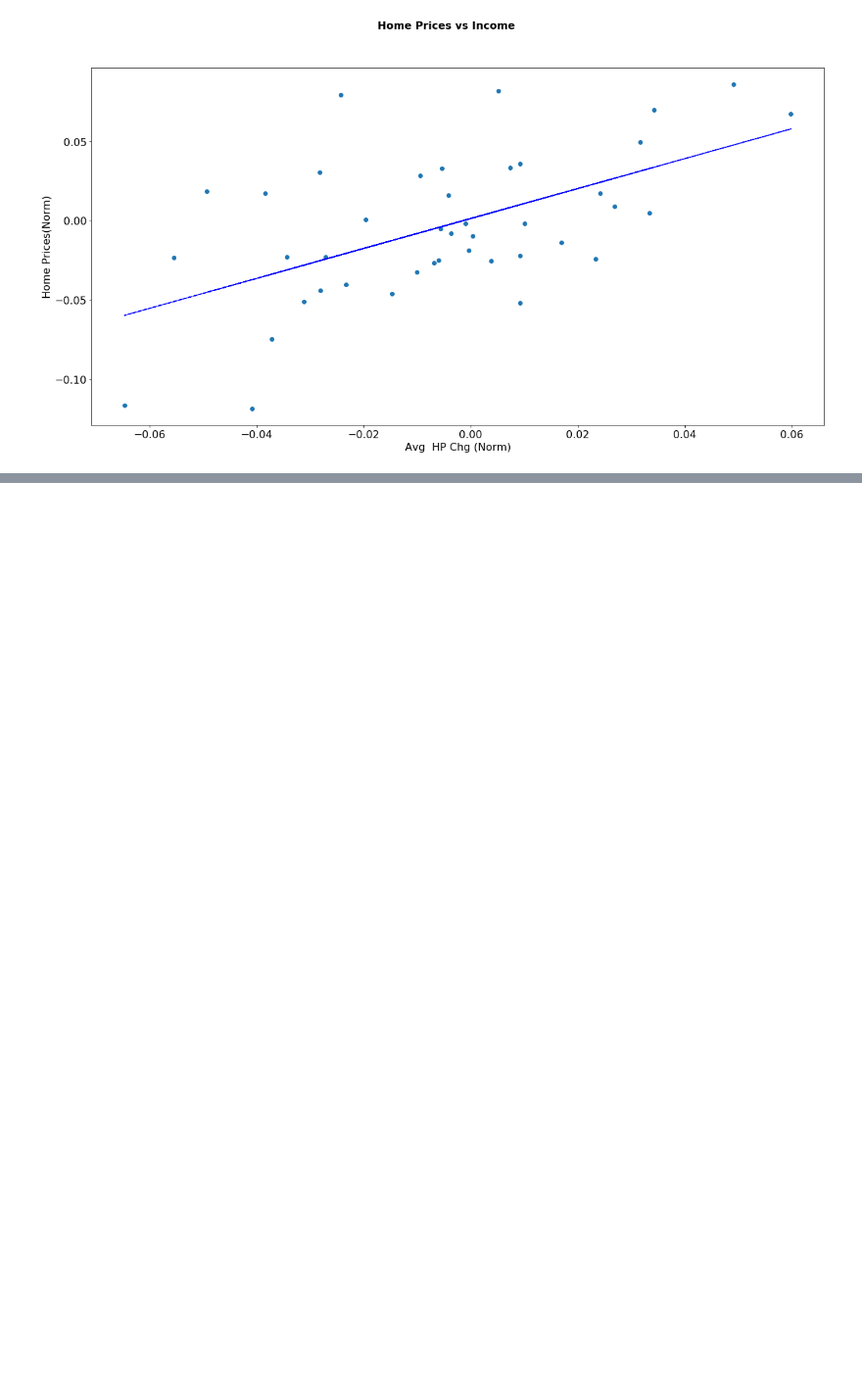
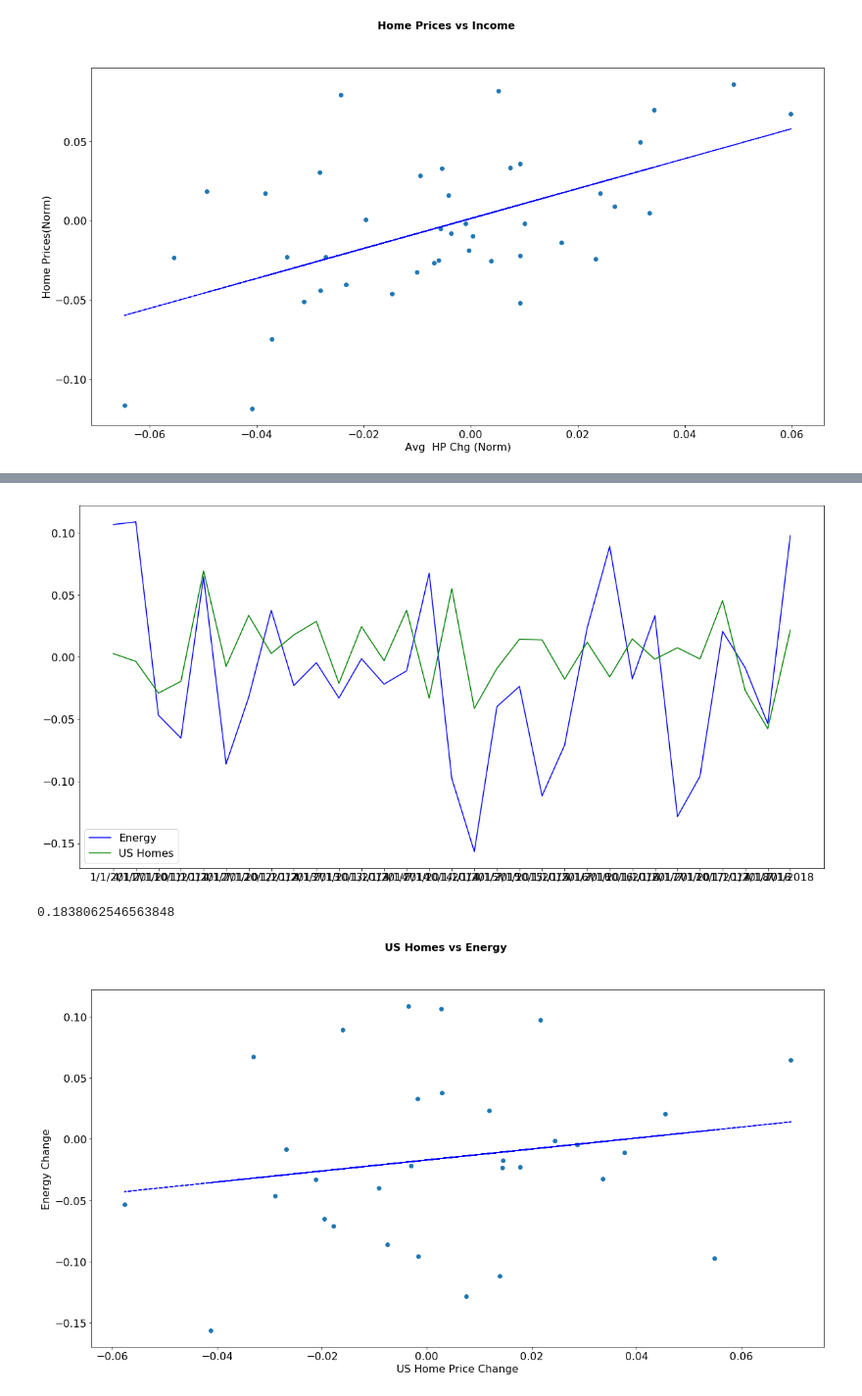
Before and after one commit to tmcbeth/Project-1---Group-3, a Jupyter notebook: Housing_v_Unemployment FINAL ANALYSIS.ipynb, the cells around one changed output, grey strips where cells are left out. Shown at 98% size. Cells and saved outputs as stored; diff of their text form; code cells hidden in the pictures; blank space fills up the shorter version.

```diff
--- a/Housing_v_Unemployment FINAL ANALYSIS.ipynb
+++ b/Housing_v_Unemployment FINAL ANALYSIS.ipynb
@@ -829,0 +936,40 @@ ax.plot(x_axis, fit, 'b--')
+# %%
+energy = window["Energy Change"]
+re_prices = window["RE Change"]
+
+dates = window["DATE"]
+
+energy, = plt.plot(dates, energy, color="blue", label="Energy" )
+
+realestate, = plt.plot(dates, re_prices, color="green",label="US Homes")
+
+plt.legend(handles=[energy, realestate], loc="best")
+
+plt.show()
+
+#Scatter plot with regression-->
+# Set data
+y_axis = window["Energy Change"]
+x_axis = window["RE Change"]
+
+# Set line
+(slope, intercept, _, _, _) = linregress(x_axis, y_axis)
+fit = slope * x_axis + intercept
+
+# Plot data
+fig, ax = plt.subplots()
+
+fig.suptitle("US Homes vs Energy", fontsize=16, fontweight="bold")
+
+ax.set_xlabel("US Home Price Change")
+ax.set_ylabel("Energy Change")
+
+ax.plot(x_axis, y_axis, linewidth=0, marker='o')
+ax.plot(x_axis, fit, 'b--')
+
+#Find Correlation-->
+window["Energy Change"].corr(window["RE Change"])
+# %% [output]
+[figure, added]
+0.1838062546563848
+[figure, added]
```
Also changed, not shown: parts of 8 cells of this notebook, 4 other files.
